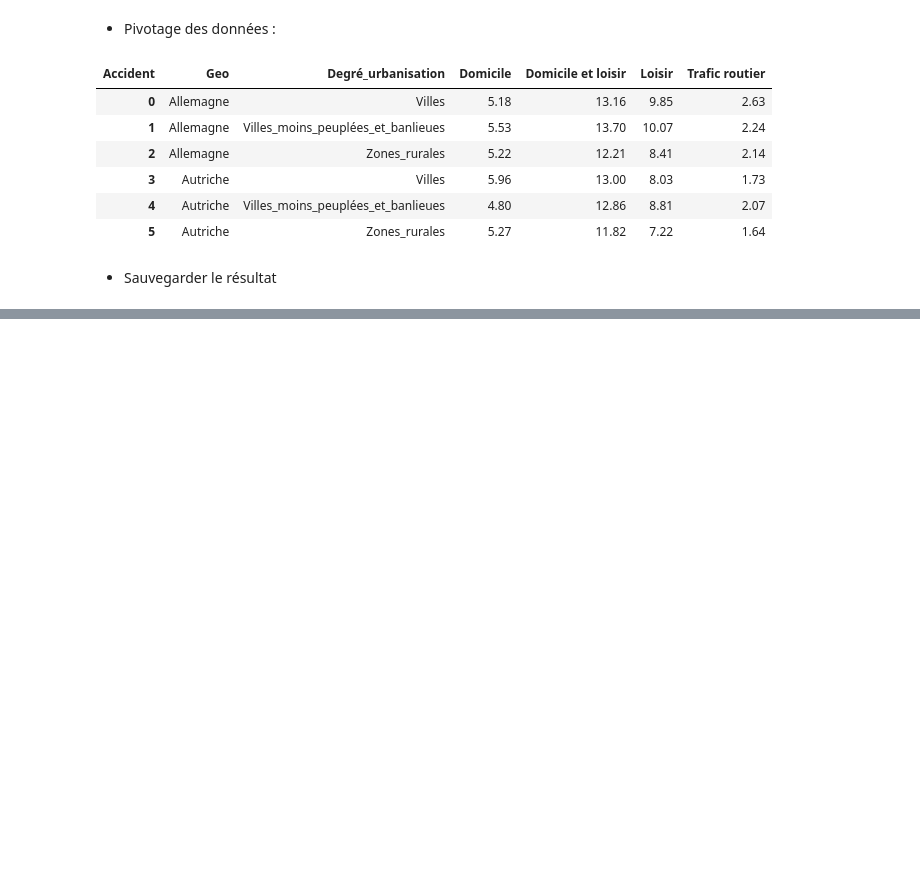
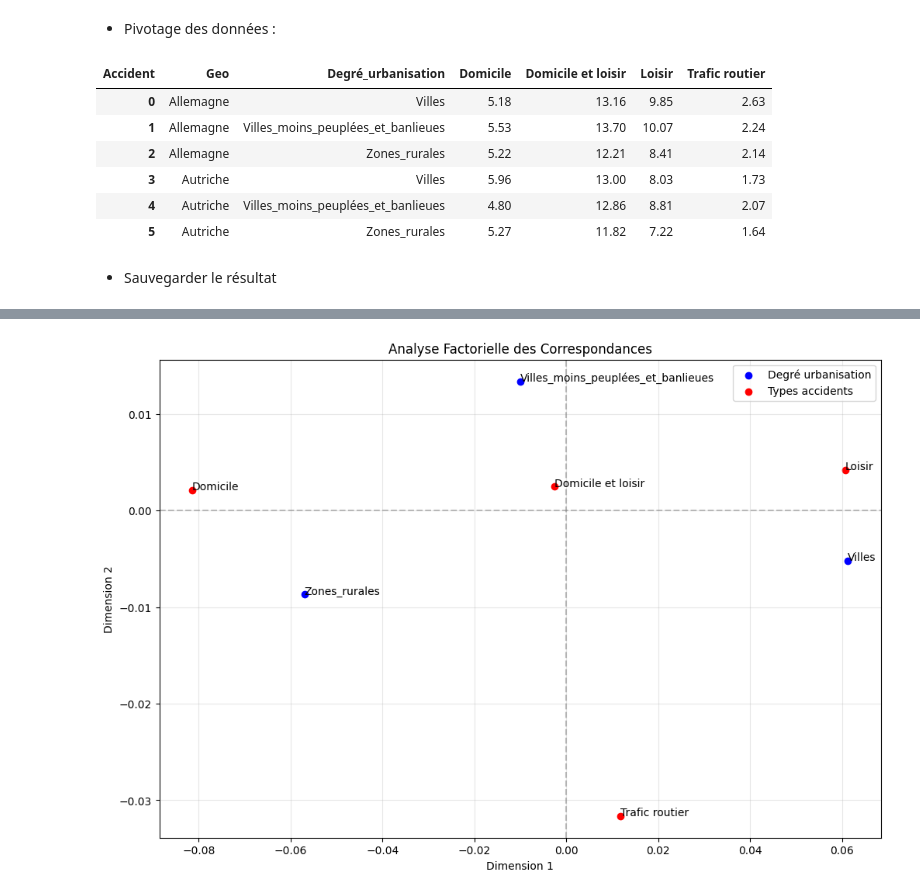
Before and after one commit to Laaliji/eurostat_api_comparative_data_analysis, a Jupyter notebook: Santé/Etat_de_Santé.ipynb, the cells around one changed output, grey strips where cells are left out. Drawn from its saved outputs; the diff is of its cells as text; code cells hidden in the pictures; blank space fills up the shorter version.

```diff
--- a/Santé/Etat_de_Santé.ipynb
+++ b/Santé/Etat_de_Santé.ipynb
@@ -1062,0 +1613,81 @@ pivot_df.to_excel('Personnes_déclarant_accident_entraînant_blessures_par_sex_
+# %%
+import pandas as pd
+import numpy as np
+from prince import CA
+import matplotlib.pyplot as plt
+
+# Création de la table de contingence
+table_contingence = pivot_df5.pivot_table(
+    index='Degré_urbanisation',
+    values=['Domicile', 'Domicile et loisir', 'Loisir', 'Trafic routier'],
+    aggfunc='mean'
+)
+
+display(HTML("""
+<h3><b>Affichage de table de contigence </b></h3>
+"""))
+
+display(table_contingence)
+
+# Application de l'AFC
+afc = CA(n_components=2)
+afc_coords = afc.fit(table_contingence)
+
+# Récupération des coordonnées
+row_coords = afc.row_coordinates(table_contingence)
+col_coords = afc.column_coordinates(table_contingence)
+
+# Création du graphique
+plt.figure(figsize=(12, 8))
+
+# Affichage des points lignes (Degré d'urbanisation)
+plt.scatter(row_coords.iloc[:, 0], row_coords.iloc[:, 1], color='blue', label='Degré urbanisation')
+for i, row in enumerate(row_coords.index):
+    plt.annotate(row, (row_coords.iloc[i, 0], row_coords.iloc[i, 1]))
+
+# Affichage des points colonnes (Types d'accidents)
+plt.scatter(col_coords.iloc[:, 0], col_coords.iloc[:, 1], color='red', label='Types accidents')
+for i, col in enumerate(col_coords.index):
+    plt.annotate(col, (col_coords.iloc[i, 0], col_coords.iloc[i, 1]))
+display(HTML("""
+<h3><b>Affichage du graphique</b></h3>
+"""))
+
+display(HTML("""
+<p><b>Interprétation :</b></p>
+<p>L'interprétation sur ce graphique repose donc avant tout sur la proximité des points : plus les modalités sont proches, plus elles sont associées.
+Et donc on obtient les résultats suivant : </p>
+<ul style="display:flexbox; gap:50px; margin-bottom:20px;">
+    <li><b>Association entre "Villes" et "Loisir" : </b>
+        Ces points sont proches sur le graphique, ce qui indique que les accidents de loisir sont plus fréquents dans les zones urbaines que dans les autres types de zones. Cela pourrait s'expliquer par la plus grande concentration d'activités de loisirs dans les villes.
+    <br/></li>
+    <li><b>Association entre "Zones rurales" et "Domicile" : </b>
+        Le graphique montre une association forte entre les zones rurales et les accidents domestiques, suggérant que les accidents à domicile sont proportionnellement plus nombreux dans les zones rurales. Cela pourrait être lié à la nature des activités domestiques en milieu rural.
+    <br/></li>
+    <li><b>Association entre "Villes moins peuplées et banlieues" et "Domicile et loisir" : </b>
+        Ces points sont relativement proches, indiquant que les accidents combinant domicile et loisir sont plus caractéristiques des zones périurbaines. Cela pourrait refléter un mode de vie spécifique à ces zones intermédiaires.
+    <br/></li>
+    <li><b>Position de "Trafic routier" : </b>
+        Ce type d'accident est positionné de manière distincte, plus bas sur l'axe vertical, suggérant un profil d'accident particulier moins lié à un type spécifique d'urbanisation. Cela indique que les accidents de la route se produisent dans tous les contextes urbains, mais avec des caractéristiques différentes.
+    <br/></li>
+</ul>
+"""))
+# Paramètres du graphique
+plt.axhline(y=0, color='gray', linestyle='--', alpha=0.5)
+plt.axvline(x=0, color='gray', linestyle='--', alpha=0.5)
+plt.title("Analyse Factorielle des Correspondances")
+plt.xlabel(f"Dimension 1")
+plt.ylabel(f"Dimension 2")
+plt.legend()
+plt.grid(True, alpha=0.3)
+
+plt.show()
+display(HTML("""
+<h3><b>Les Contributions</b></h3>
+"""))
+# Affichage des contributions
+print("\nContributions des modalités lignes :")
+print(afc.row_contributions_)
+print("\nContributions des modalités colonnes :")
+print(afc.column_contributions_)
+# %% [output]
@@ -1062,0 +1707 @@ pivot_df.to_excel('Personnes_déclarant_accident_entraînant_blessures_par_sex_
+[figure, added]
```
Also changed, not shown: parts of 41 cells of this notebook, 7 other files.
